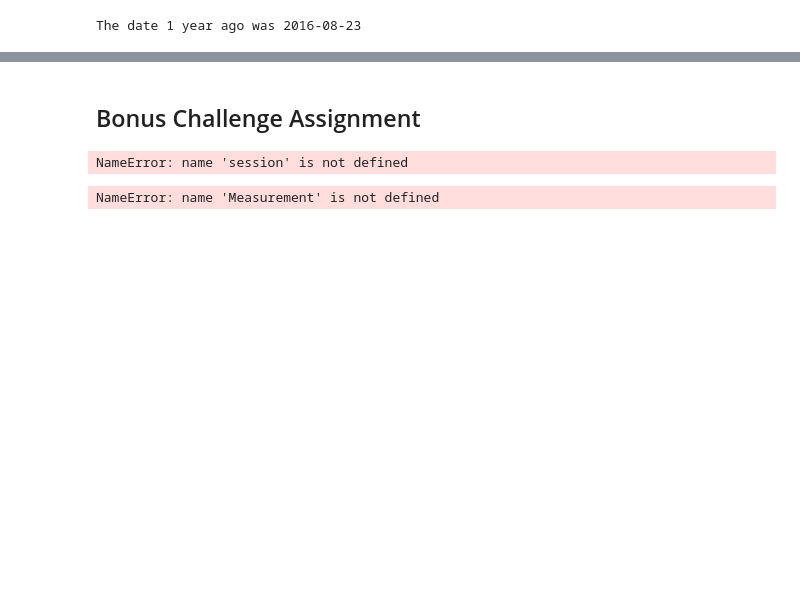
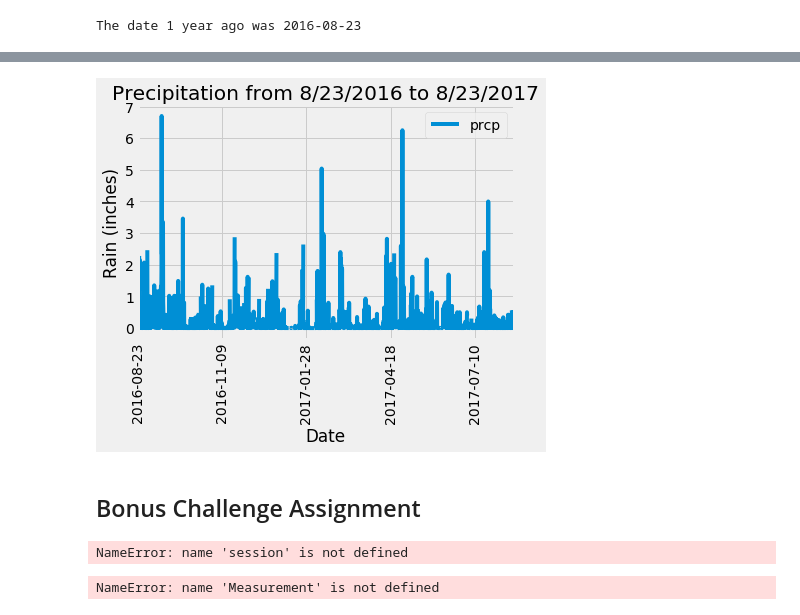
Before and after one commit to mjenkins15/Jenkinssqlalchemy_Challenge, a Jupyter notebook: Instructions/climate_starter.ipynb, the cells around one changed output, grey strips where cells are left out. Saved outputs shown, nothing was run; the diff lists cells and outputs as text; code cells hidden in the pictures; blank space fills up the shorter version.

Commit message:
adding Precipitation plot

```diff
--- a/Instructions/climate_starter.ipynb
+++ b/Instructions/climate_starter.ipynb
@@ -91,5 +116,5 @@ The date 1 year ago was 2016-08-23
 # %%
 # Query for the last 12 months of precipitation data selecting only the date and precipitation values
-for row in session.query(Measurement.date, Measurement.prcp).filter(Measurement.date>=year_ago).all():
-    print(row)
+last_twelve_months=session.query(Measurement.date, Measurement.prcp).filter(Measurement.date >= year_ago).all()
+last_twelve_months
 # %% [output]
@@ -123,6 +138,5 @@ precip =
 # %%
 # Save the query results as a Pandas DataFrame and set the index to the date column
 
-# Sort the dataframe by date
-
-# Use Pandas Plotting with Matplotlib to plot the data
+df = pd.DataFrame(last_twelve_months)
+df.set_index('date')
@@ -128,0 +158,4 @@ precip =
+# %%
+# Sort the dataframe by date
+df = df.sort_values("date")
+df
@@ -129,3 +176,14 @@ precip =
+# %%
+# Use Pandas Plotting with Matplotlib to plot the data
+df.plot('date', 'prcp')
+plt.xlabel("Date")
+plt.xticks(rotation=90)
+plt.ylabel("Rain (inches)")
+plt.title("Precipitation from 8/23/2016 to 8/23/2017")
+fig.tight_layout()
+plt.show()
+# %% [output]
+[figure, added]
 # %%
 # Use Pandas to calcualte the summary statistics for the precipitation data
 # %%
```
Also changed, not shown: parts of 12 cells of this notebook.
